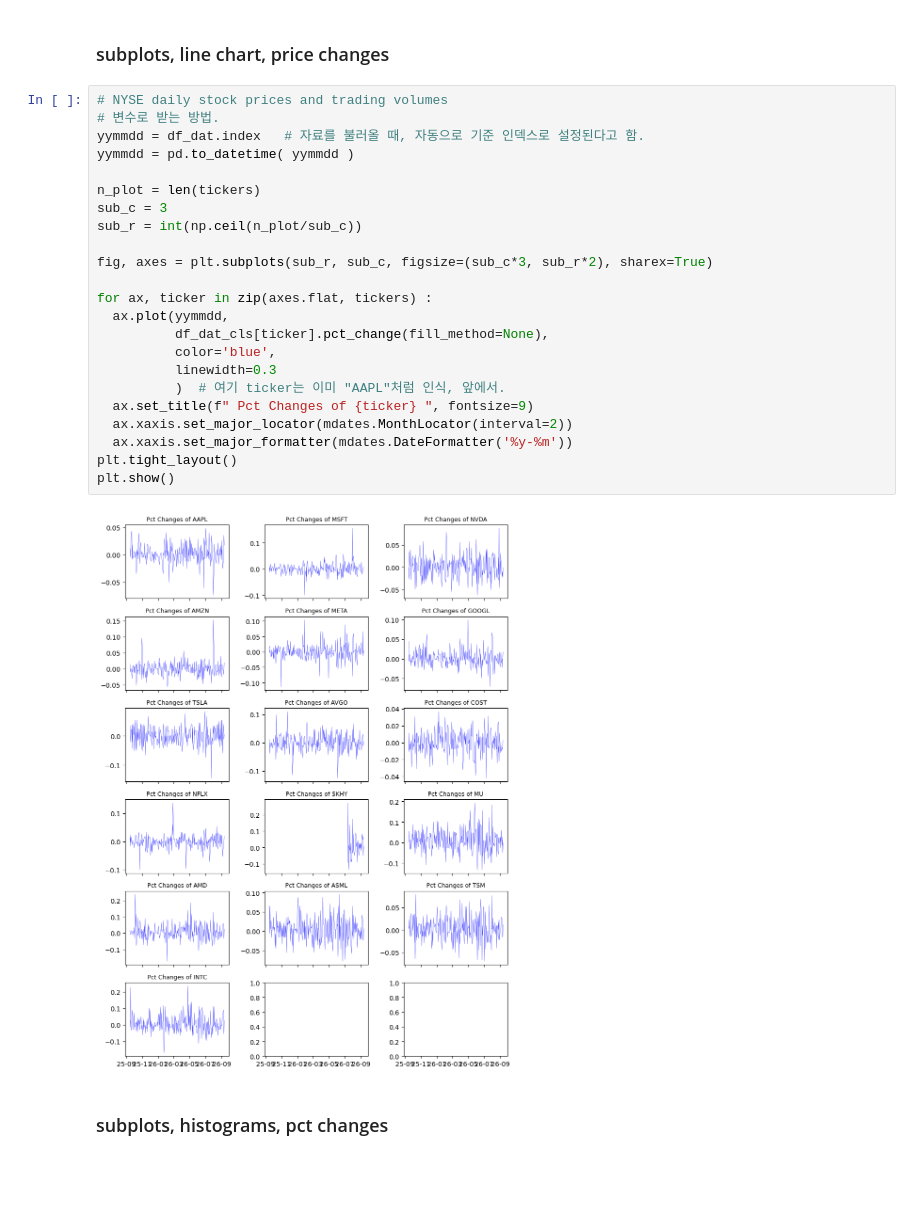
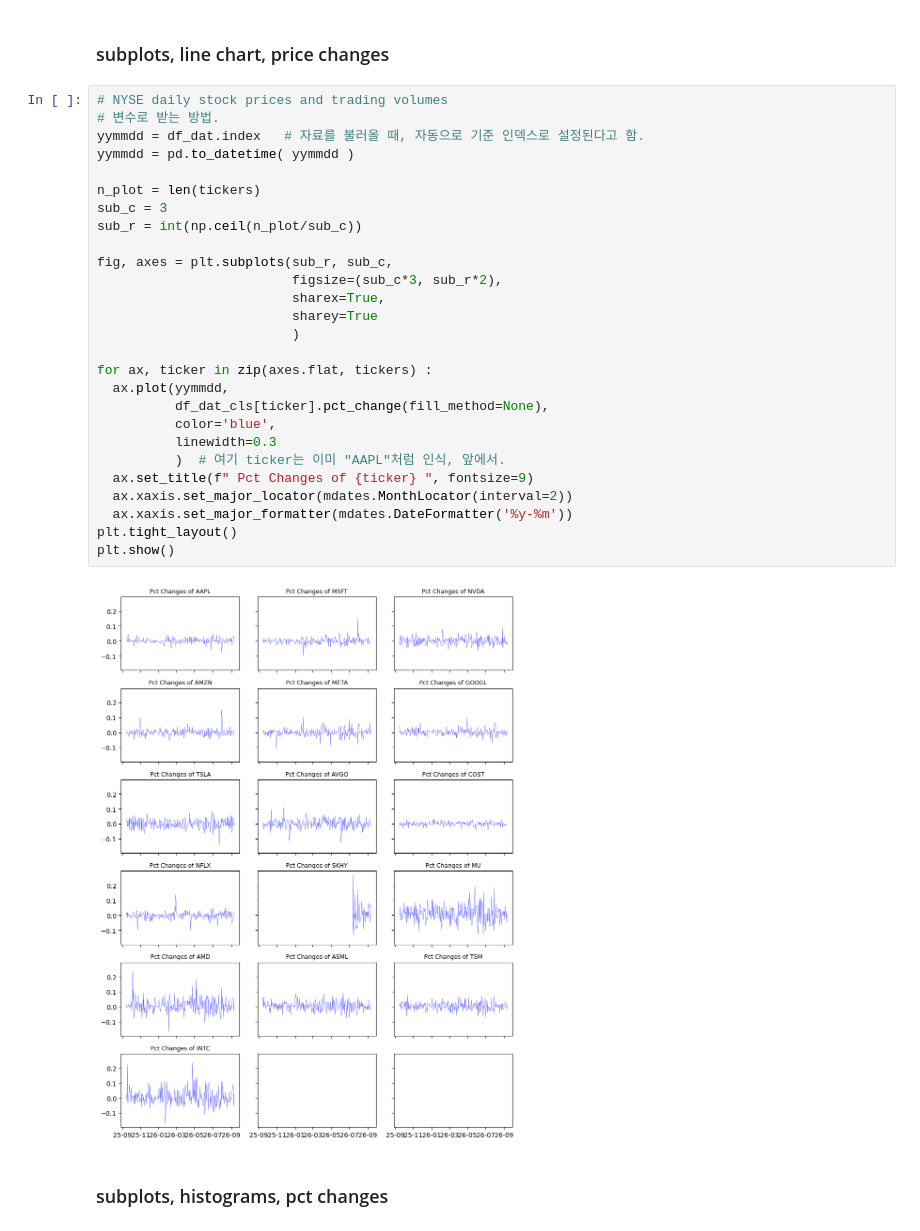
Before and after one commit to bahn28/salad, a Jupyter notebook: az_nyse_001.ipynb, the cells around one changed output. Cells and saved outputs as stored; diff of their text form; blank space fills up the shorter version.

```diff
--- a/az_nyse_001.ipynb
+++ b/az_nyse_001.ipynb
@@ -131,28 +131,32 @@ memory usage: 158.8 KB
 # %%
 # NYSE daily stock prices and trading volumes
 # 변수로 받는 방법.
 yymmdd = df_dat.index   # 자료를 불러올 때, 자동으로 기준 인덱스로 설정된다고 함.
 yymmdd = pd.to_datetime( yymmdd )
 
 n_plot = len(tickers)
 sub_c = 3
 sub_r = int(np.ceil(n_plot/sub_c))
 
-fig, axes = plt.subplots(sub_r, sub_c, figsize=(sub_c*3, sub_r*2), sharex=True)
+fig, axes = plt.subplots(sub_r, sub_c,
+                         figsize=(sub_c*3, sub_r*2),
+                         sharex=True,
+                         sharey=True
+                         )
 
 for ax, ticker in zip(axes.flat, tickers) :
   ax.plot(yymmdd,
           df_dat_cls[ticker].pct_change(fill_method=None),
           color='blue',
           linewidth=0.3
           )  # 여기 ticker는 이미 "AAPL"처럼 인식, 앞에서.
   ax.set_title(f" Pct Changes of {ticker} ", fontsize=9)
   ax.xaxis.set_major_locator(mdates.MonthLocator(interval=2))
   ax.xaxis.set_major_formatter(mdates.DateFormatter('%y-%m'))
 plt.tight_layout()
 plt.show()
 # %% [output]
-[figure, old version]
+[figure, new version]
 # %% [markdown]
 ### subplots, histograms, pct changes
 # %%
```
Also changed, not shown: parts of 1 cell of this notebook.
